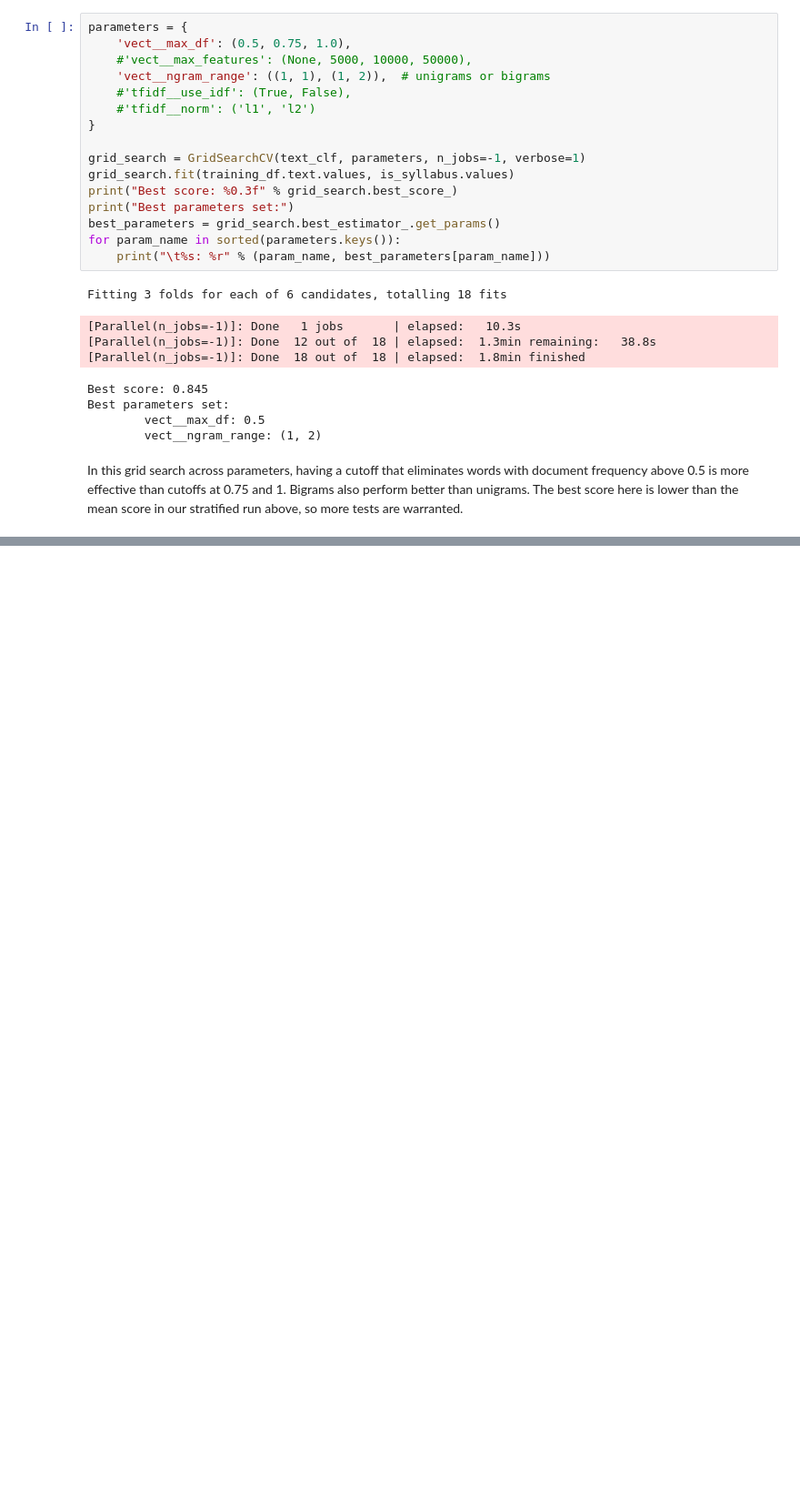
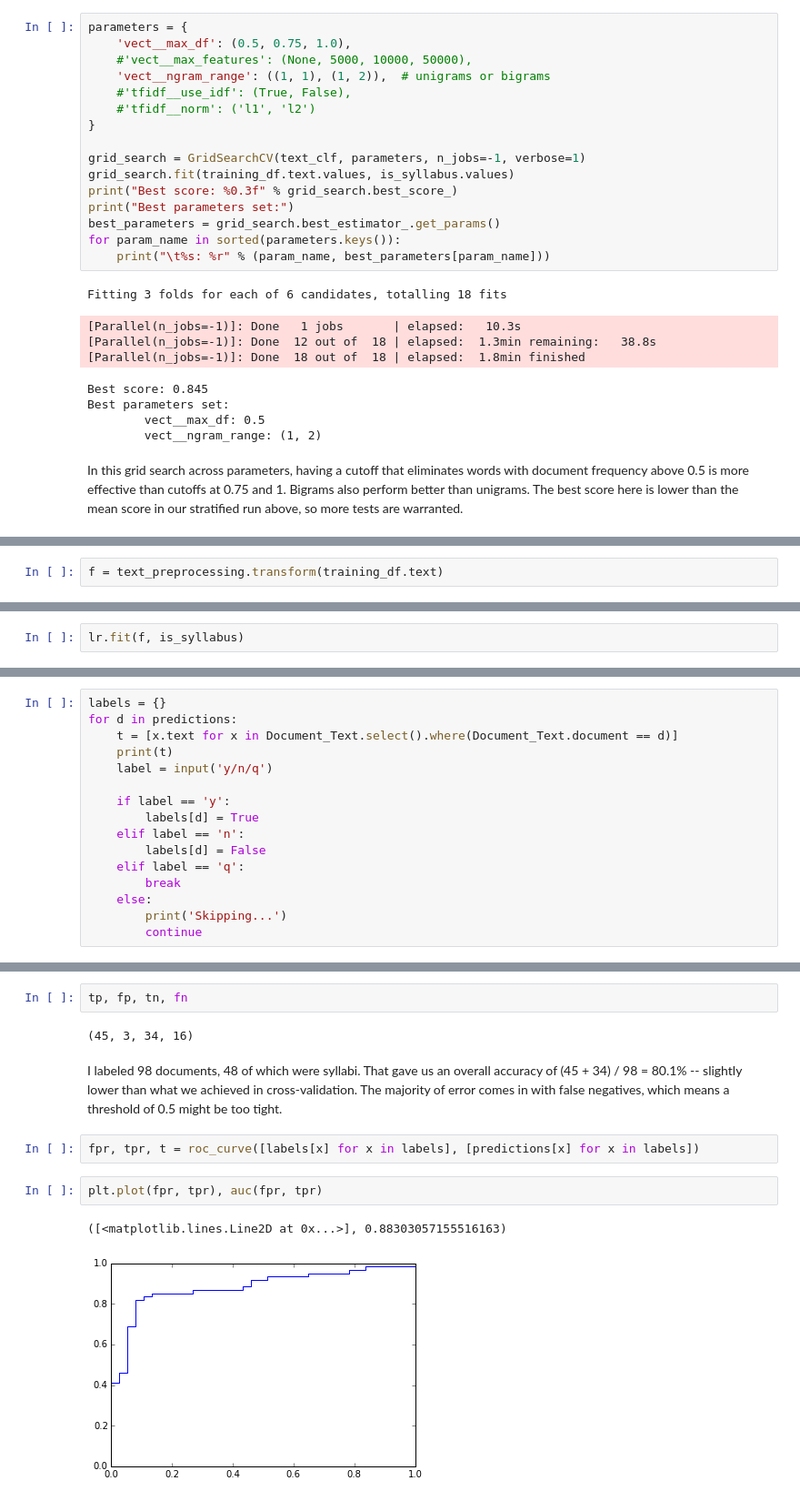
Before and after one commit to samzhang111/syllabus-classifier, a Jupyter notebook: Syllabus Classifier.ipynb, the cells around one changed output, grey strips where cells are left out. Shown at 91% size. Saved outputs shown, nothing was run; the diff lists cells and outputs as text; blank space fills up the shorter version.

```diff
--- a/Syllabus Classifier.ipynb
+++ b/Syllabus Classifier.ipynb
@@ -232,0 +267,2 @@ In this grid search across parameters, having a cutoff that eliminates words wit
+# %%
+f = text_preprocessing.transform(training_df.text)
@@ -232,0 +275,2 @@ In this grid search across parameters, having a cutoff that eliminates words wit
+# %%
+lr.fit(f, is_syllabus)
@@ -232,0 +333,16 @@ In this grid search across parameters, having a cutoff that eliminates words wit
+# %%
+labels = {}
+for d in predictions:
+    t = [x.text for x in Document_Text.select().where(Document_Text.document == d)]
+    print(t)
+    label = input('y/n/q')
+
+    if label == 'y':
+        labels[d] = True
+    elif label == 'n':
+        labels[d] = False
+    elif label == 'q':
+        break
+    else:
+        print('Skipping...')
+        continue
@@ -232,0 +385,13 @@ In this grid search across parameters, having a cutoff that eliminates words wit
+# %%
+tp, fp, tn, fn
+# %% [output]
+(45, 3, 34, 16)
+# %% [markdown]
+I labeled 98 documents, 48 of which were syllabi. That gave us an overall accuracy of (45 + 34) / 98 = 80.1% -- slightly lower than what we achieved in cross-validation. The majority of error comes in with false negatives, which means a threshold of 0.5 might be too tight.
+# %%
+fpr, tpr, t = roc_curve([labels[x] for x in labels], [predictions[x] for x in labels])
+# %%
+plt.plot(fpr, tpr), auc(fpr, tpr)
+# %% [output]
+([<matplotlib.lines.Line2D at 0x...>], 0.88303057155516163)
+[figure, added]
```
Also changed, not shown: parts of 30 cells of this notebook, 1 other file.
